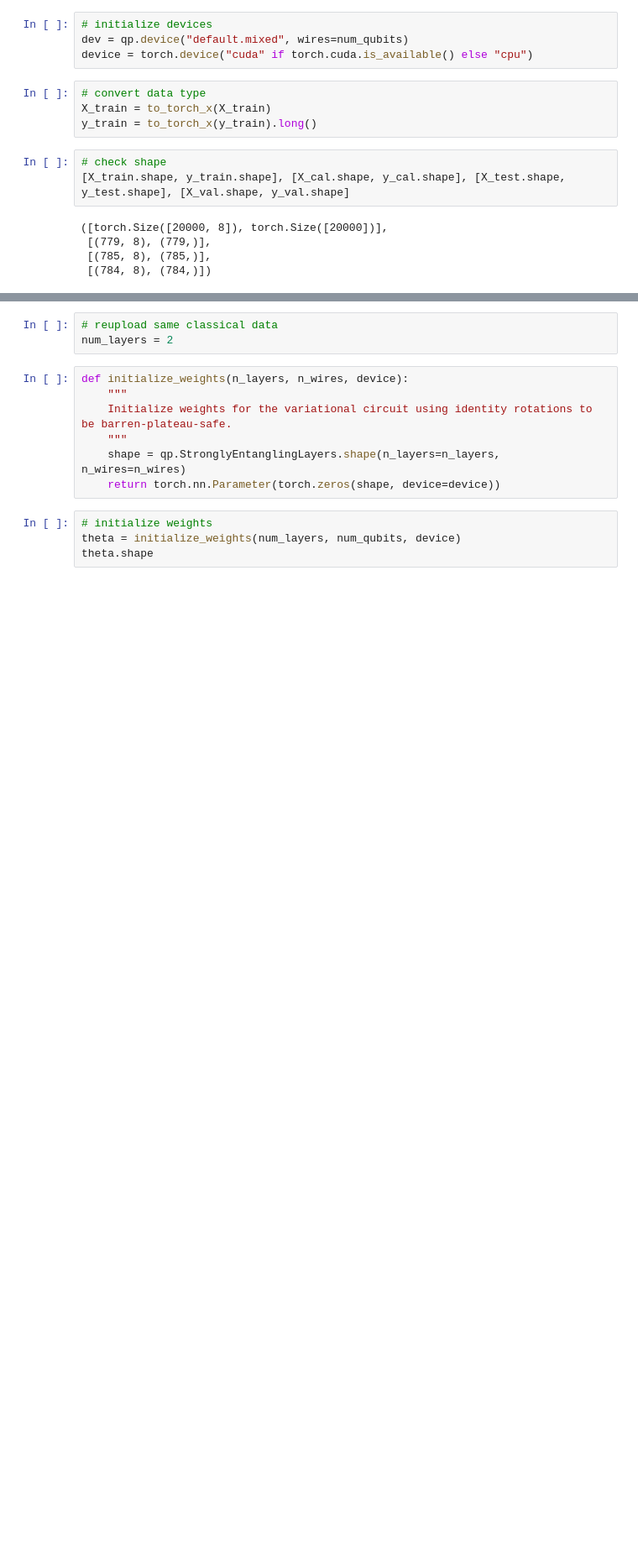
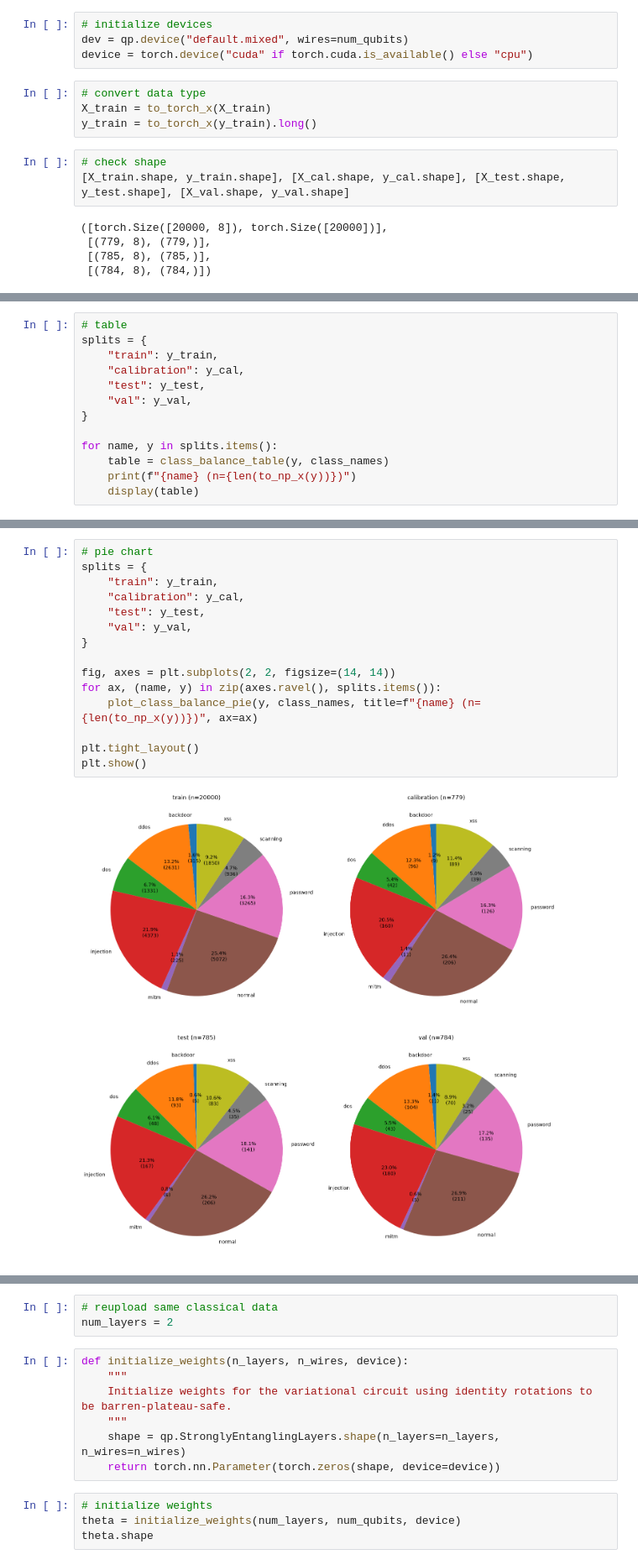
Before and after one commit to lawun330/quantum-sentinel, a Jupyter notebook: training-qs-net-pytorch_v2.0.ipynb, the cells around one changed output, grey strips where cells are left out. Shown at 84% size. Saved outputs shown, nothing was run; the diff lists cells and outputs as text; blank space fills up the shorter version.

```diff
--- a/training-qs-net-pytorch_v2.0.ipynb
+++ b/training-qs-net-pytorch_v2.0.ipynb
@@ -201,0 +237,13 @@ y_train = to_torch_x(y_train).long()
+# %%
+# table
+splits = {
+    "train": y_train,
+    "calibration": y_cal,
+    "test": y_test,
+    "val": y_val,
+}
+
+for name, y in splits.items():
+    table = class_balance_table(y, class_names)
+    print(f"{name} (n={len(to_np_x(y))})")
+    display(table)
@@ -202,3 +295,20 @@ y_train = to_torch_x(y_train).long()
+# %%
+# pie chart
+splits = {
+    "train": y_train,
+    "calibration": y_cal,
+    "test": y_test,
+    "val": y_val,
+}
+
+fig, axes = plt.subplots(2, 2, figsize=(14, 14))
+for ax, (name, y) in zip(axes.ravel(), splits.items()):
+    plot_class_balance_pie(y, class_names, title=f"{name} (n={len(to_np_x(y))})", ax=ax)
+
+plt.tight_layout()
+plt.show()
+# %% [output]
+[figure, added]
 # %% [markdown]
 ## Quantum Circuit: Angle Encoding, Data Reuploading, and Adding Noise
 
```
Also changed, not shown: parts of 7 cells of this notebook, 2 other files.
